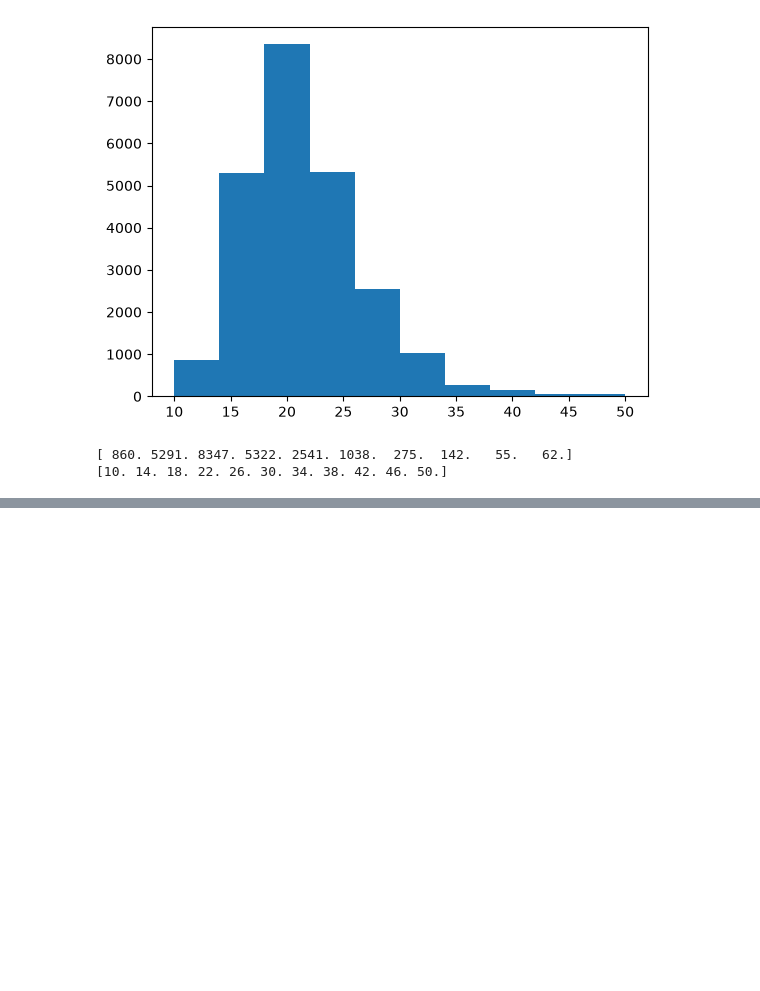
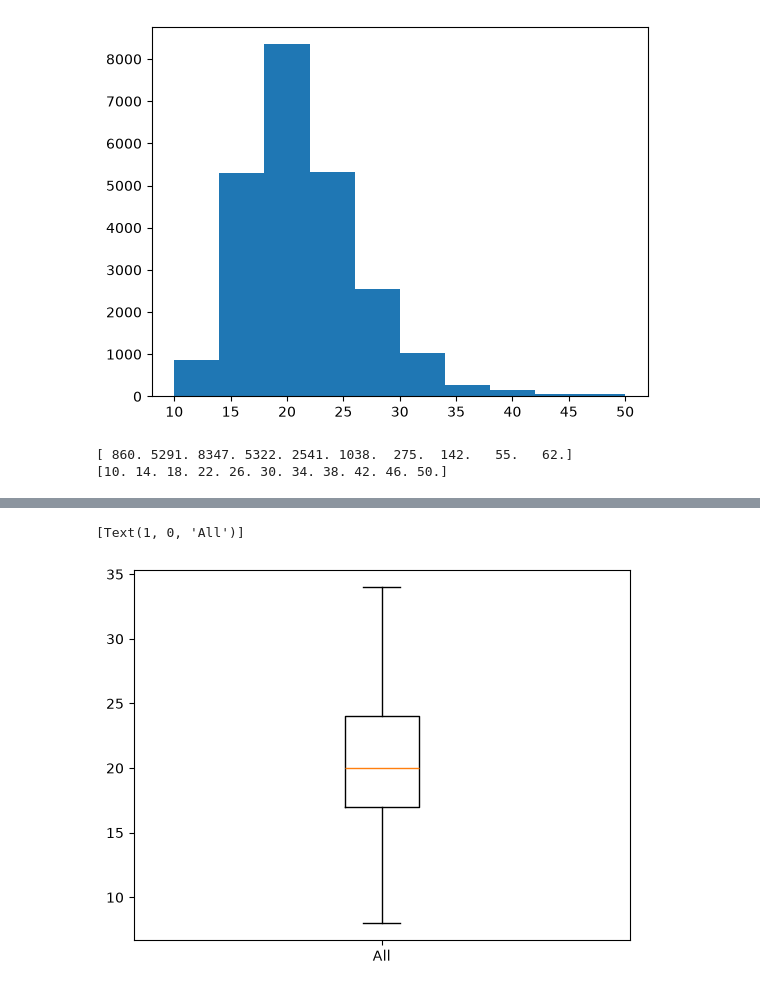
Before and after one commit to Sina-mjd/Data-Science-Learning-Journey, a Jupyter notebook: 04_Data_Visualization/04_data_visualization.ipynb, the cells around one changed output, grey strips where cells are left out. Cells and saved outputs as stored; diff of their text form; code cells hidden in the pictures; blank space fills up the shorter version.

```diff
--- a/04_Data_Visualization/04_data_visualization.ipynb
+++ b/04_Data_Visualization/04_data_visualization.ipynb
@@ -118,0 +149,7 @@ print(bins)
+# %%
+fig , ax = plt.subplots()
+ax.boxplot(df['comb08'] , showfliers = False)
+ax.set_xticklabels(['All'])
+# %% [output]
+[Text(1, 0, 'All')]
+[figure, added]
```
Also changed, not shown: parts of 91 cells of this notebook, 2 other files.
